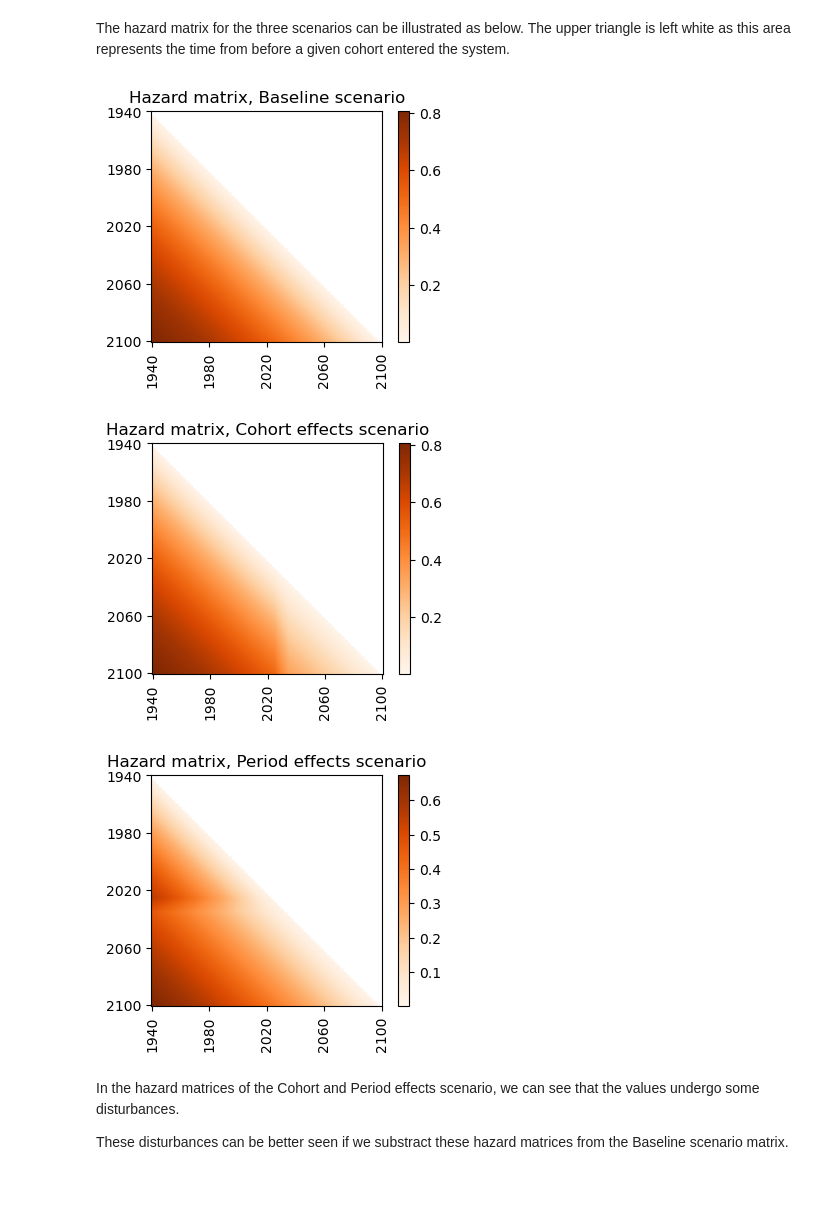
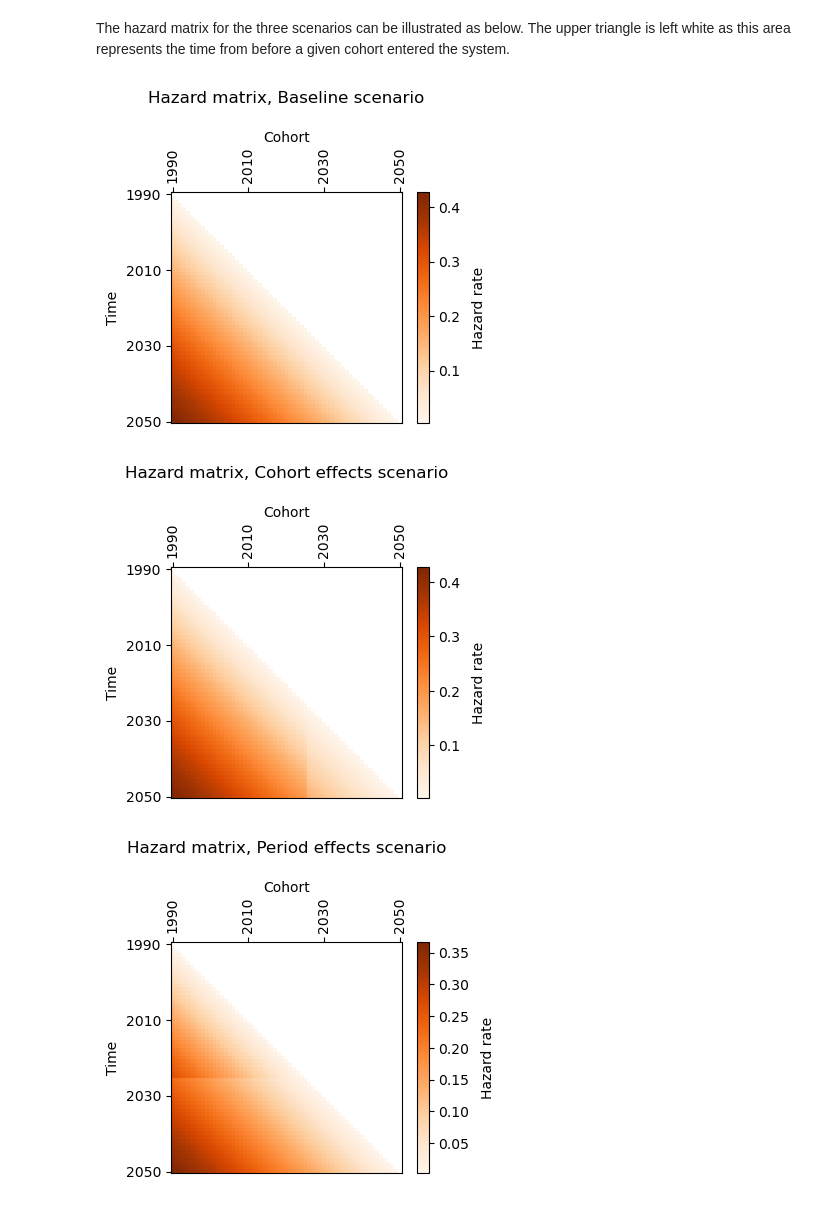
Before and after one commit to NTNU-IndEcol/dynamic_lifetime_model, a Jupyter notebook: tutorial.ipynb, the cells around one changed output. Saved outputs shown, nothing was run; the diff lists cells and outputs as text; code cells hidden in the pictures.

```diff
--- a/tutorial.ipynb
+++ b/tutorial.ipynb
@@ -28,6 +28,6 @@ We use model data from a case study of dishwashers in Norway. The stock of dishw
 # %%
 # time vector
-t = np.arange(1940,2100+1)
+t = np.arange(1950,2050+1)
 # stock vector
 df = pd.read_excel('tutorial_data.xlsx')
 stock = df['value'].values
@@ -36,10 +36,9 @@ stock = df['value'].values
 scale = 16 # scale parameter of the Weibull distribution (often denoted as lambda)
 shape = 2.1 # shape parameter of the Weibull distribution (often denoted as k)
 
-t1 = 2025
-t2 = 2035
+t1 = t2= 2026
 
-lt_increase = 0.2 # 20%
+lt_increase = 0.1 # 20%
 # %% [markdown]
 Let us plot the stock of dishwashers and the probability density function (pdf) of the defined lifetime data. The pdf curve shows the probability that an item entering the stock in the year *t=0* exits the stock in the year *t+x*.
 # %%
@@ -272,34 +243,36 @@ plt.show()
 # %% [markdown]
 We will also plot the hazard matrix (time by cohort). This will help illustrate the types of changes that happen in the system between the different scenarios.
 # %%
-def plot_matrix_heatmap(matrix):
+def plot_matrix_heatmap(t,matrix):
     mask = np.zeros_like(matrix)
     mask[np.triu_indices_from(mask)] = True
     plot_matrix_mask = np.ma.masked_array(matrix, mask=mask)
     # extent = t[0], t[-1], t[-1], t[0]
-    plt.figure(figsize=(4, 3))
+    fig, ax = plt.subplots(figsize=(4, 3))
     plt.imshow(plot_matrix_mask,cmap='Oranges')
-    plt.xticks(ticks=np.arange(0, t[-1]-t[0]+1, 40), labels=t[0::40], rotation=90)
-    plt.yticks(ticks=np.arange(0, t[-1]-t[0]+1, 40), labels=t[0::40])
-    plt.colorbar()
+    plt.xticks(ticks=np.arange(0, t[-1]-t[0]+1, 20), labels=t[0::20], rotation=90)
+    plt.yticks(ticks=np.arange(0, t[-1]-t[0]+1, 20), labels=t[0::20])
+    ax.xaxis.set_ticks_position('top')
+    ax.xaxis.set_label_position('top')
+    plt.ylabel('Time', fontsize=10)
+    plt.xlabel('Cohort', fontsize=10)
+    cbar = plt.colorbar()
+    cbar.ax.get_yaxis().labelpad = 8
+    cbar.ax.set_ylabel('Hazard rate')
     return
 # %% [markdown]
 The hazard matrix for the three scenarios can be illustrated as below. The upper triangle is left white as this area represents the time from before a given cohort entered the system.
 # %%
-plot_matrix_heatmap(DLM.hz)
-plt.title('Hazard matrix, Baseline scenario')
+plot_matrix_heatmap(t[40:],DLM.hz[40:,40:])
+plt.title('Hazard matrix, Baseline scenario', pad=20)
 plt.show()
-plot_matrix_heatmap(DLM_cohort.hz)
-plt.title('Hazard matrix, Cohort effects scenario')
+plot_matrix_heatmap(t[40:],DLM_cohort.hz[40:,40:])
+plt.title('Hazard matrix, Cohort effects scenario', pad=20)
 plt.show()
-plot_matrix_heatmap(DLM_time.hz)
-plt.title('Hazard matrix, Period effects scenario')
+plot_matrix_heatmap(t[40:],DLM_time.hz[40:,40:])
+plt.title('Hazard matrix, Period effects scenario', pad=20)
 plt.show()
 # %% [output]
-[figure, old version]
+[figure, new version]
-[figure, old version]
+[figure, new version]
-[figure, old version]
+[figure, new version]
-# %% [markdown]
-In the hazard matrices of the Cohort and Period effects scenario, we can see that the values undergo some disturbances.
-
-These disturbances can be better seen if we substract these hazard matrices from the Baseline scenario matrix.
```
Also changed, not shown: parts of 17 cells of this notebook, 1 other file.
